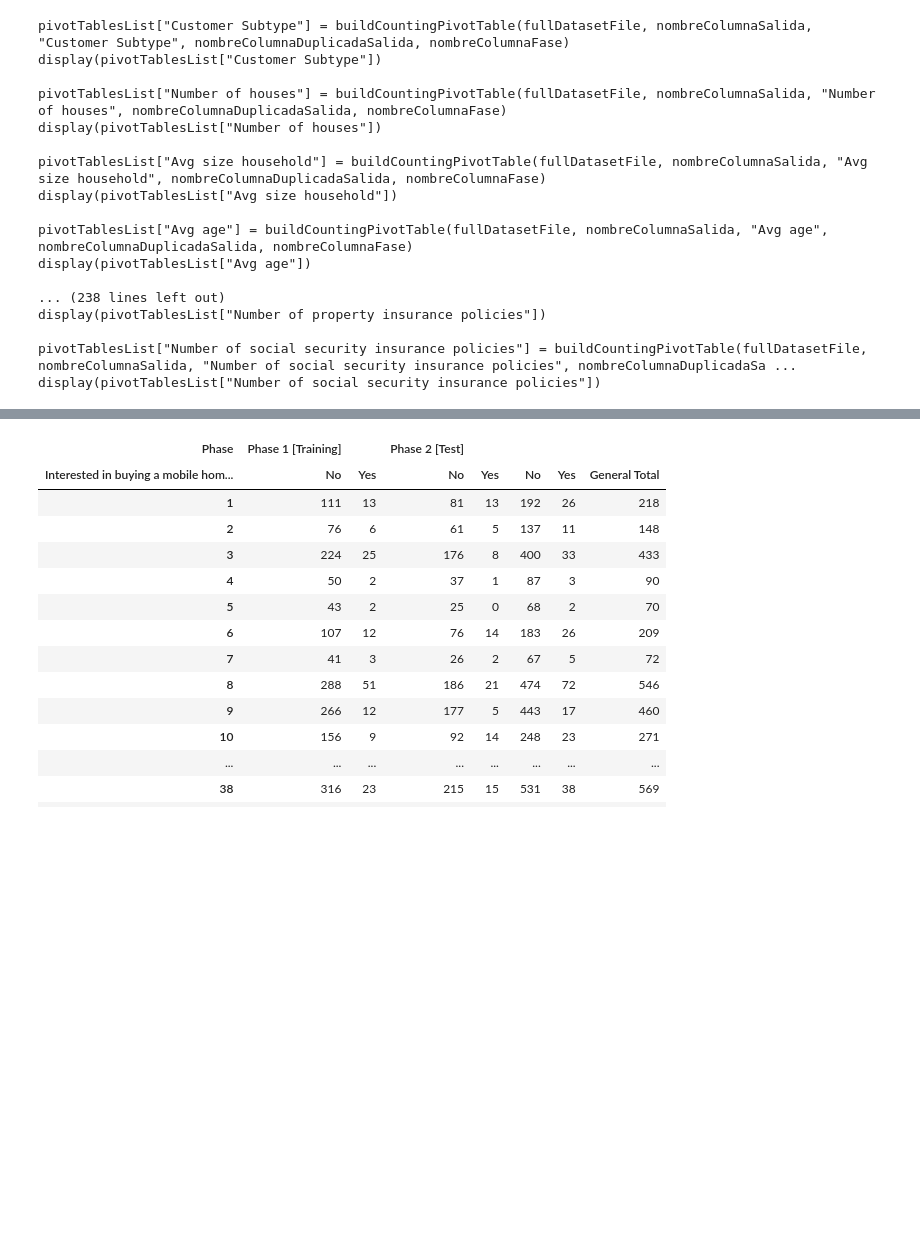
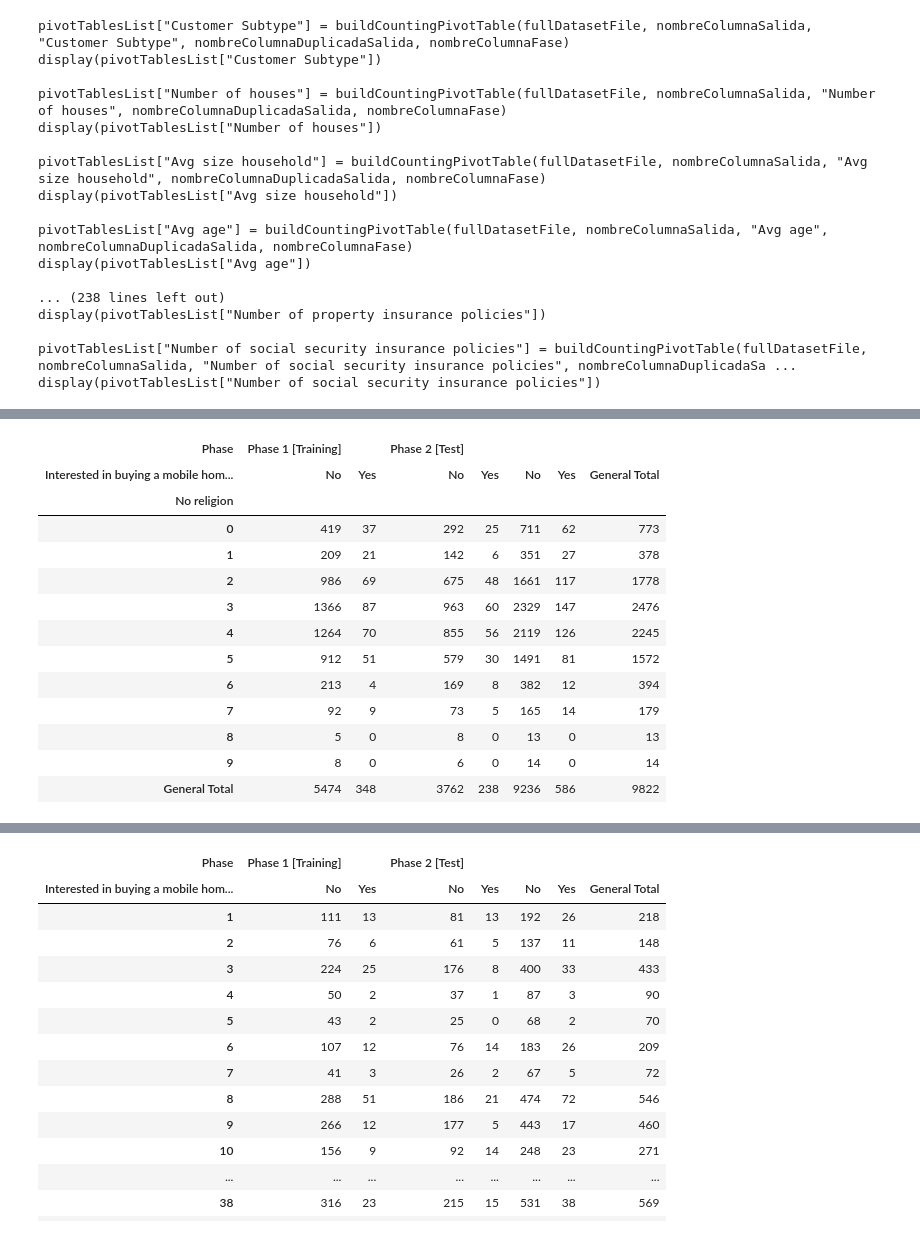
Before and after one commit to mamurciac/InsuranceCompanyPurchasePredictor, a Jupyter notebook: Análisis Preliminar de Datos.ipynb, the cells around one changed output, grey strips where cells are left out. Drawn from its saved outputs; the diff is of its cells as text; code cells hidden in the pictures; blank space fills up the shorter version.

```diff
--- a/Análisis Preliminar de Datos.ipynb
+++ b/Análisis Preliminar de Datos.ipynb
@@ -209,0 +228,3 @@ display(pivotTablesList["Customer main type"])
+# %%
+pivotTablesList["Other religion"] = buildCountingPivotTable(fullDatasetFile, nombreColumnaSalida, "Other religion", nombreColumnaDuplicadaSalida, nombreColumnaFase)
+display(pivotTablesList["Other religion"])
@@ -209,0 +242,18 @@ display(pivotTablesList["Customer main type"])
+# %%
+pivotTablesList["No religion"] = buildCountingPivotTable(fullDatasetFile, nombreColumnaSalida, "No religion", nombreColumnaDuplicadaSalida, nombreColumnaFase)
+display(pivotTablesList["No religion"])
+# %% [output]
+| Phase | Phase 1 [Training] |  | Phase 2 [Test] |  |  |  |  |
+| Interested in buying a mobile hom... | No | Yes | No | Yes | No | Yes | General Total |
+| No religion |  |  |  |  |  |  |  |
+| 0 | 419 | 37 | 292 | 25 | 711 | 62 | 773 |
+| 1 | 209 | 21 | 142 | 6 | 351 | 27 | 378 |
+| 2 | 986 | 69 | 675 | 48 | 1661 | 117 | 1778 |
+| 3 | 1366 | 87 | 963 | 60 | 2329 | 147 | 2476 |
+| 4 | 1264 | 70 | 855 | 56 | 2119 | 126 | 2245 |
+| 5 | 912 | 51 | 579 | 30 | 1491 | 81 | 1572 |
+| 6 | 213 | 4 | 169 | 8 | 382 | 12 | 394 |
+| 7 | 92 | 9 | 73 | 5 | 165 | 14 | 179 |
+| 8 | 5 | 0 | 8 | 0 | 13 | 0 | 13 |
+| 9 | 8 | 0 | 6 | 0 | 14 | 0 | 14 |
+| General Total | 5474 | 348 | 3762 | 238 | 9236 | 586 | 9822 |
```
Also changed, not shown: parts of 85 cells of this notebook.
